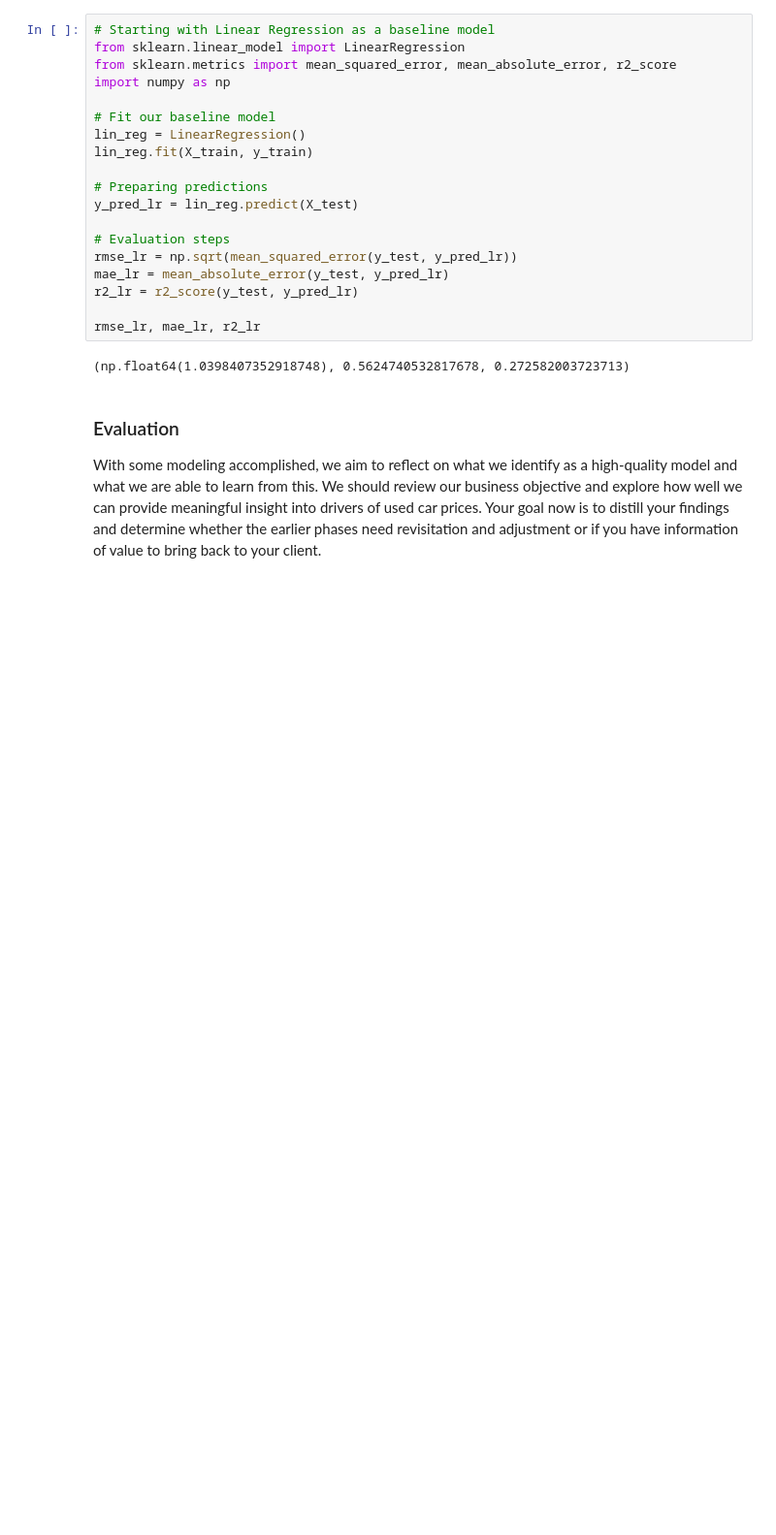
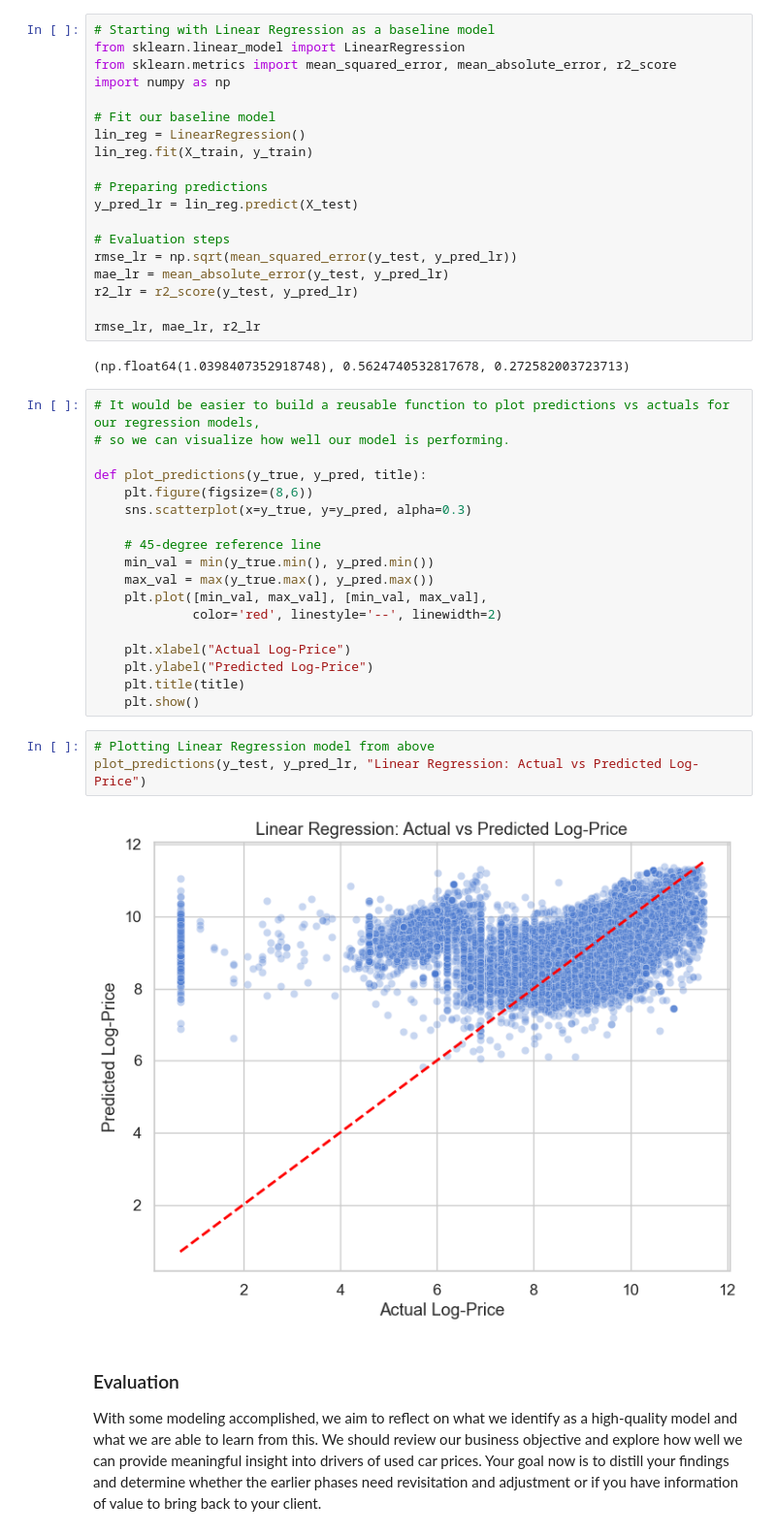
Before and after one commit to RohitKBhatnagar/CarPricing, a Jupyter notebook: prompt_II.ipynb, the cells around one changed output. Shown at 97% size. Cells and saved outputs as stored; diff of their text form; blank space fills up the shorter version.

Commit message:
Modeling:: I was able to plot our LinearRegression model now.

```diff
--- a/prompt_II.ipynb
+++ b/prompt_II.ipynb
@@ -649,6 +649,29 @@ r2_lr = r2_score(y_test, y_pred_lr)
 rmse_lr, mae_lr, r2_lr
 # %% [output]
 (np.float64(1.0398407352918748), 0.5624740532817678, 0.272582003723713)
+# %%
+# It would be easier to build a reusable function to plot predictions vs actuals for our regression models,
+# so we can visualize how well our model is performing.
+
+def plot_predictions(y_true, y_pred, title):
+    plt.figure(figsize=(8,6))
+    sns.scatterplot(x=y_true, y=y_pred, alpha=0.3)
+
+    # 45-degree reference line
+    min_val = min(y_true.min(), y_pred.min())
+    max_val = max(y_true.max(), y_pred.max())
+    plt.plot([min_val, max_val], [min_val, max_val],
+             color='red', linestyle='--', linewidth=2)
+
+    plt.xlabel("Actual Log-Price")
+    plt.ylabel("Predicted Log-Price")
+    plt.title(title)
+    plt.show()
+# %%
+# Plotting Linear Regression model from above
+plot_predictions(y_test, y_pred_lr, "Linear Regression: Actual vs Predicted Log-Price")
+# %% [output]
+[figure, added]
 # %% [markdown]
 ### Evaluation
 
```
